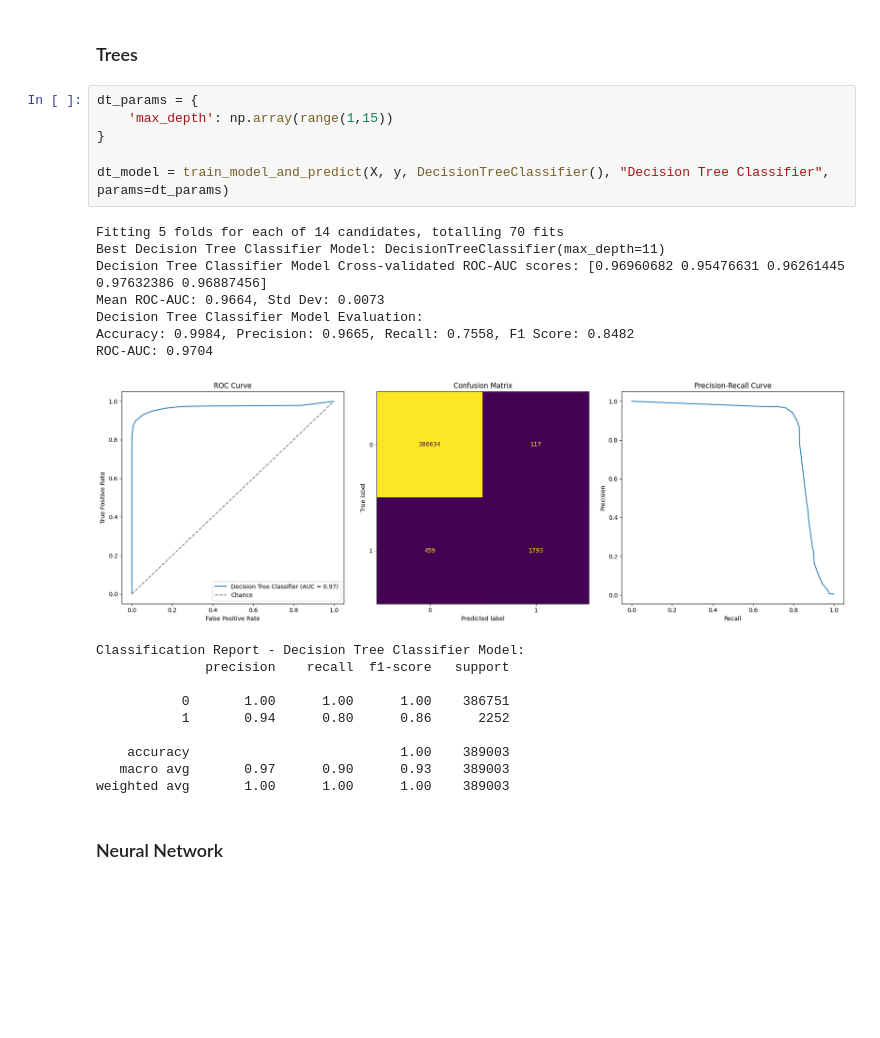
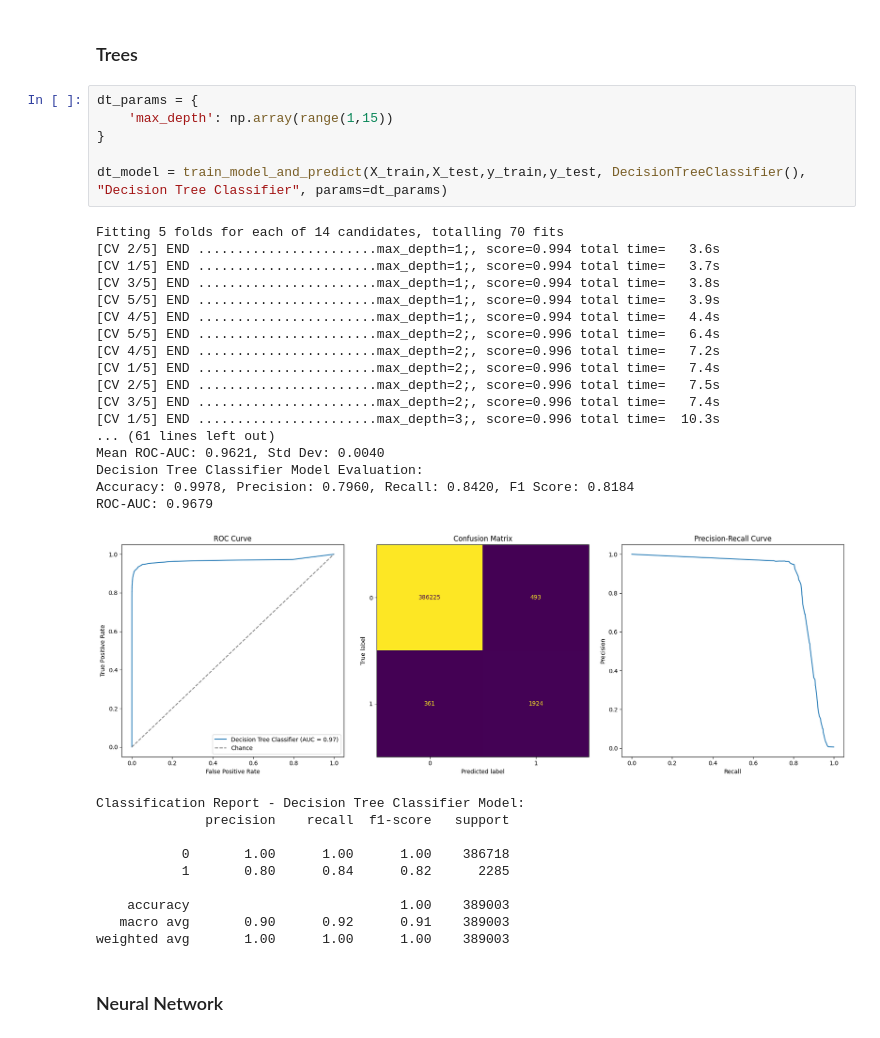
Before and after one commit to gabhinav1989/fraud_detection_capstone, a Jupyter notebook: capstone.ipynb, the cells around one changed output. Saved outputs shown, nothing was run; the diff lists cells and outputs as text; blank space fills up the shorter version.

```diff
--- a/capstone.ipynb
+++ b/capstone.ipynb
@@ -921,26 +956,36 @@ weighted avg       1.00      1.00      1.00    389003
 # %%
 dt_params = {
     'max_depth': np.array(range(1,15))
 }
 
-dt_model = train_model_and_predict(X, y, DecisionTreeClassifier(), "Decision Tree Classifier", params=dt_params)
+dt_model = train_model_and_predict(X_train,X_test,y_train,y_test, DecisionTreeClassifier(), "Decision Tree Classifier", params=dt_params)
 # %% [output]
 Fitting 5 folds for each of 14 candidates, totalling 70 fits
-Best Decision Tree Classifier Model: DecisionTreeClassifier(max_depth=11)
-Decision Tree Classifier Model Cross-validated ROC-AUC scores: [0.96960682 0.95476631 0.96261445 0.97632386 0.96887456]
-Mean ROC-AUC: 0.9664, Std Dev: 0.0073
+[CV 2/5] END .......................max_depth=1;, score=0.994 total time=   3.6s
+[CV 1/5] END .......................max_depth=1;, score=0.994 total time=   3.7s
+[CV 3/5] END .......................max_depth=1;, score=0.994 total time=   3.8s
+[CV 5/5] END .......................max_depth=1;, score=0.994 total time=   3.9s
+[CV 4/5] END .......................max_depth=1;, score=0.994 total time=   4.4s
+[CV 5/5] END .......................max_depth=2;, score=0.996 total time=   6.4s
+[CV 4/5] END .......................max_depth=2;, score=0.996 total time=   7.2s
+[CV 1/5] END .......................max_depth=2;, score=0.996 total time=   7.4s
+[CV 2/5] END .......................max_depth=2;, score=0.996 total time=   7.5s
+[CV 3/5] END .......................max_depth=2;, score=0.996 total time=   7.4s
+[CV 1/5] END .......................max_depth=3;, score=0.996 total time=  10.3s
+... (61 lines left out)
+Mean ROC-AUC: 0.9621, Std Dev: 0.0040
 Decision Tree Classifier Model Evaluation:
-Accuracy: 0.9984, Precision: 0.9665, Recall: 0.7558, F1 Score: 0.8482
-ROC-AUC: 0.9704
+Accuracy: 0.9978, Precision: 0.7960, Recall: 0.8420, F1 Score: 0.8184
+ROC-AUC: 0.9679
-[figure, old version]
+[figure, new version]
 Classification Report - Decision Tree Classifier Model:
               precision    recall  f1-score   support
 
-           0       1.00      1.00      1.00    386751
-           1       0.94      0.80      0.86      2252
+           0       1.00      1.00      1.00    386718
+           1       0.80      0.84      0.82      2285
 
     accuracy                           1.00    389003
-   macro avg       0.97      0.90      0.93    389003
+   macro avg       0.90      0.92      0.91    389003
 weighted avg       1.00      1.00      1.00    389003
 # %% [markdown]
 ### Neural Network
```
Also changed, not shown: parts of 33 cells of this notebook, 39 other files.
